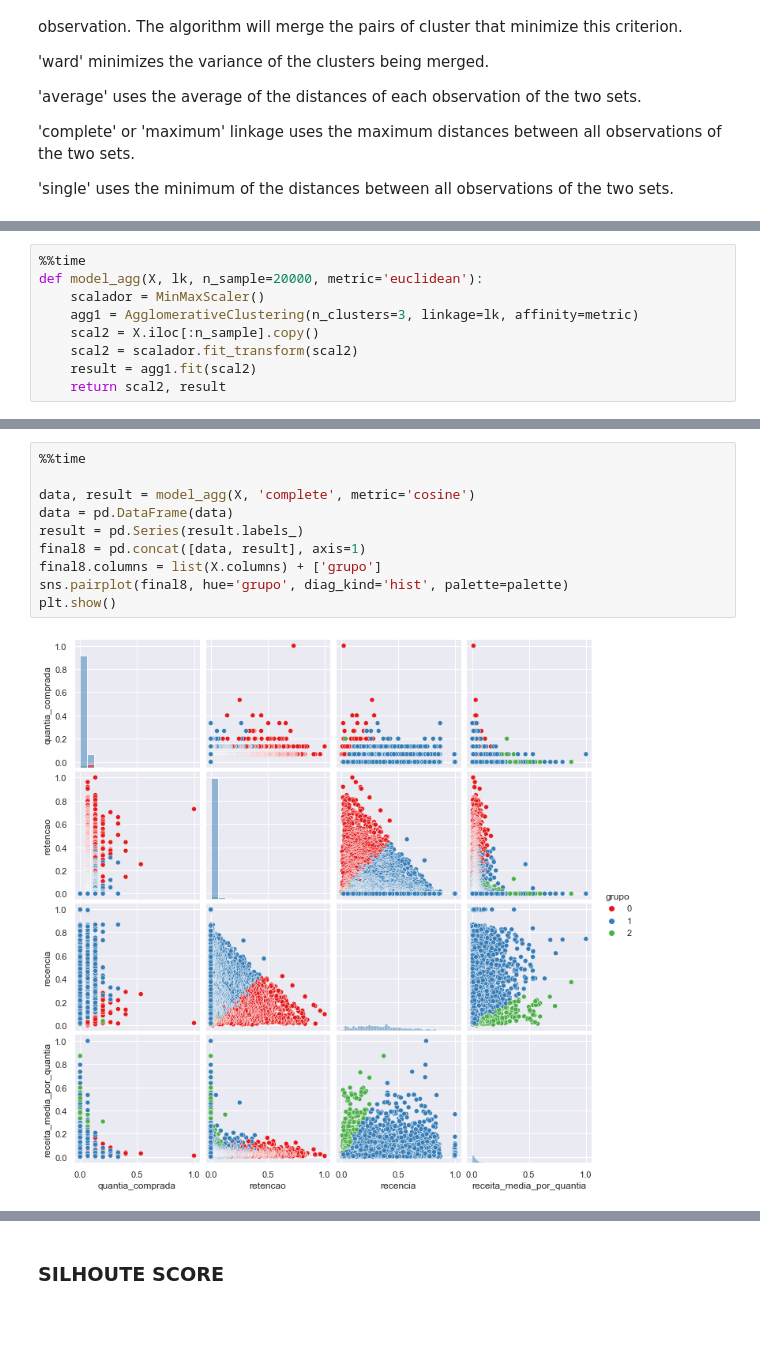
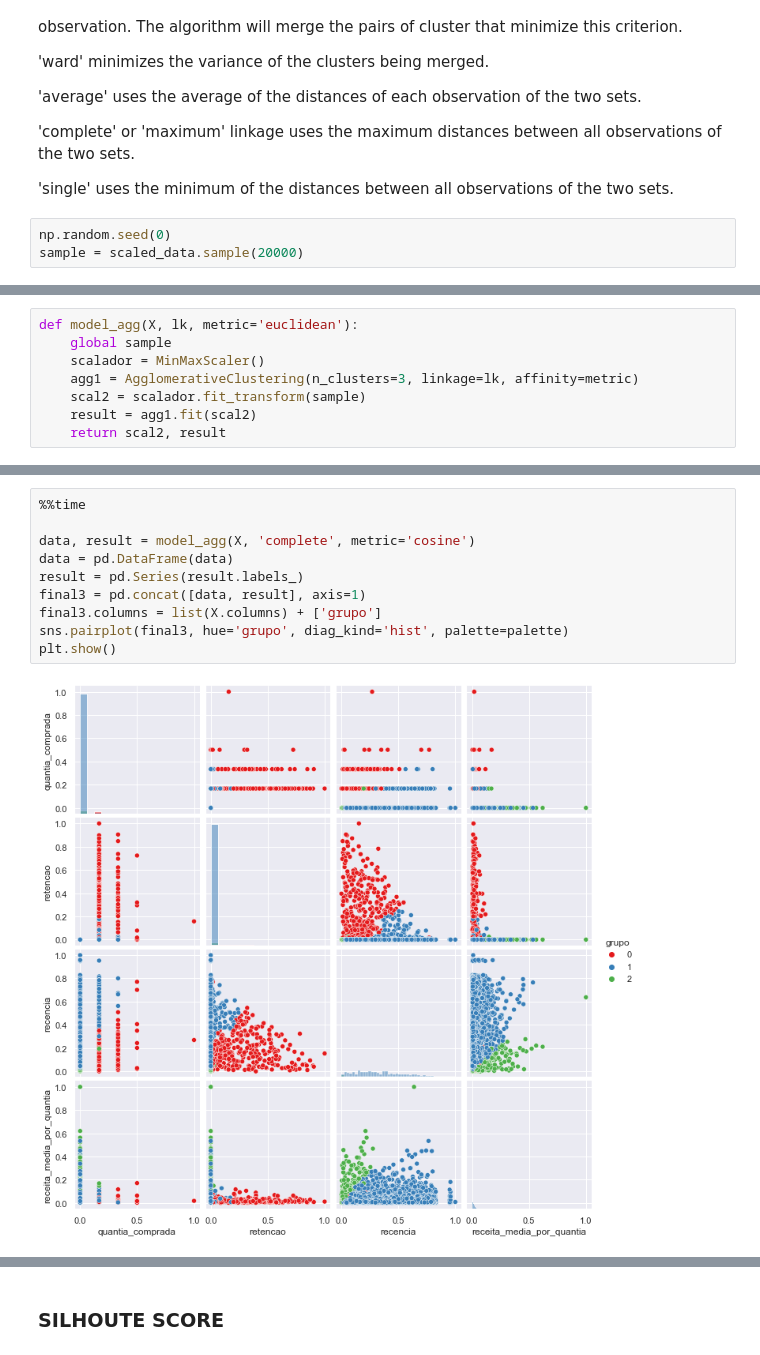
Before and after one commit to riccelso/SVMSquad, a Jupyter notebook: ProjSquadStack/OlistAnalysis2.0.ipynb, the cells around one changed output, grey strips where cells are left out. Drawn from its saved outputs; the diff is of its cells as text; blank space fills up the shorter version.

Commit message:
Modelo ajustado, necessario adicionar teste estatistico e ajustar estetica da explicacao

```diff
--- a/ProjSquadStack/OlistAnalysis2.0.ipynb
+++ b/ProjSquadStack/OlistAnalysis2.0.ipynb
@@ -992,3 +995,6 @@ all observations of the two sets.
 
 'single' uses the minimum of the distances between all observations
 of the two sets.
+# %%
+np.random.seed(0)
+sample = scaled_data.sample(20000)
@@ -995,9 +1017,8 @@ of the two sets.
 # %%
-%%time
-def model_agg(X, lk, n_sample=20000, metric='euclidean'):
+def model_agg(X, lk, metric='euclidean'):
+    global sample
     scalador = MinMaxScaler()
     agg1 = AgglomerativeClustering(n_clusters=3, linkage=lk, affinity=metric)
-    scal2 = X.iloc[:n_sample].copy()
-    scal2 = scalador.fit_transform(scal2)
+    scal2 = scalador.fit_transform(sample)
     result = agg1.fit(scal2)
     return scal2, result
@@ -1035,12 +1051,12 @@ Wall time: 1min 4s
 # %%
 %%time
 
 data, result = model_agg(X, 'complete', metric='cosine')
 data = pd.DataFrame(data)
 result = pd.Series(result.labels_)
-final8 = pd.concat([data, result], axis=1)
-final8.columns = list(X.columns) + ['grupo']
-sns.pairplot(final8, hue='grupo', diag_kind='hist', palette=palette)
+final3 = pd.concat([data, result], axis=1)
+final3.columns = list(X.columns) + ['grupo']
+sns.pairplot(final3, hue='grupo', diag_kind='hist', palette=palette)
 plt.show()
 # %% [output]
-[figure, old version]
+[figure, new version]
```
Also changed, not shown: parts of 37 cells of this notebook.
